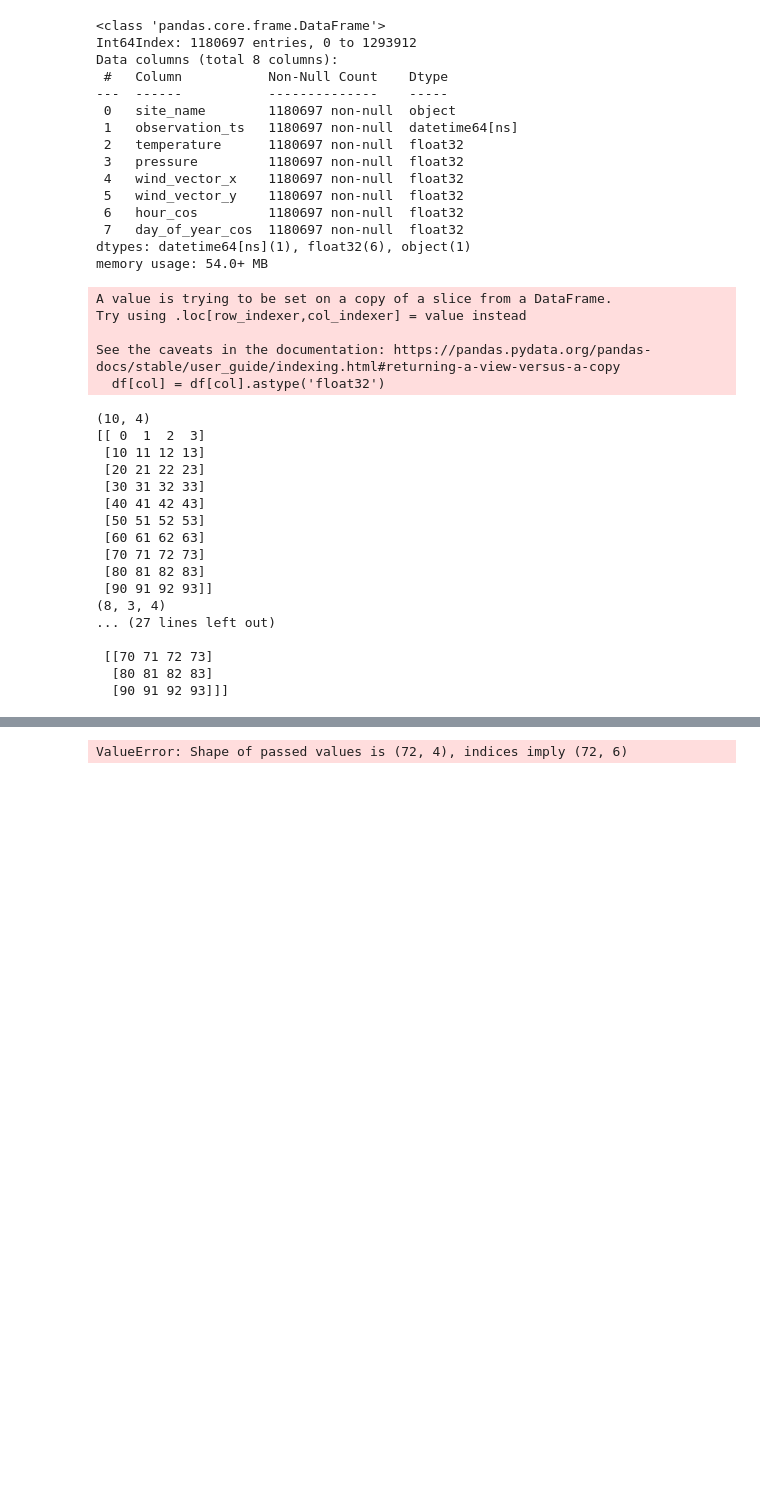
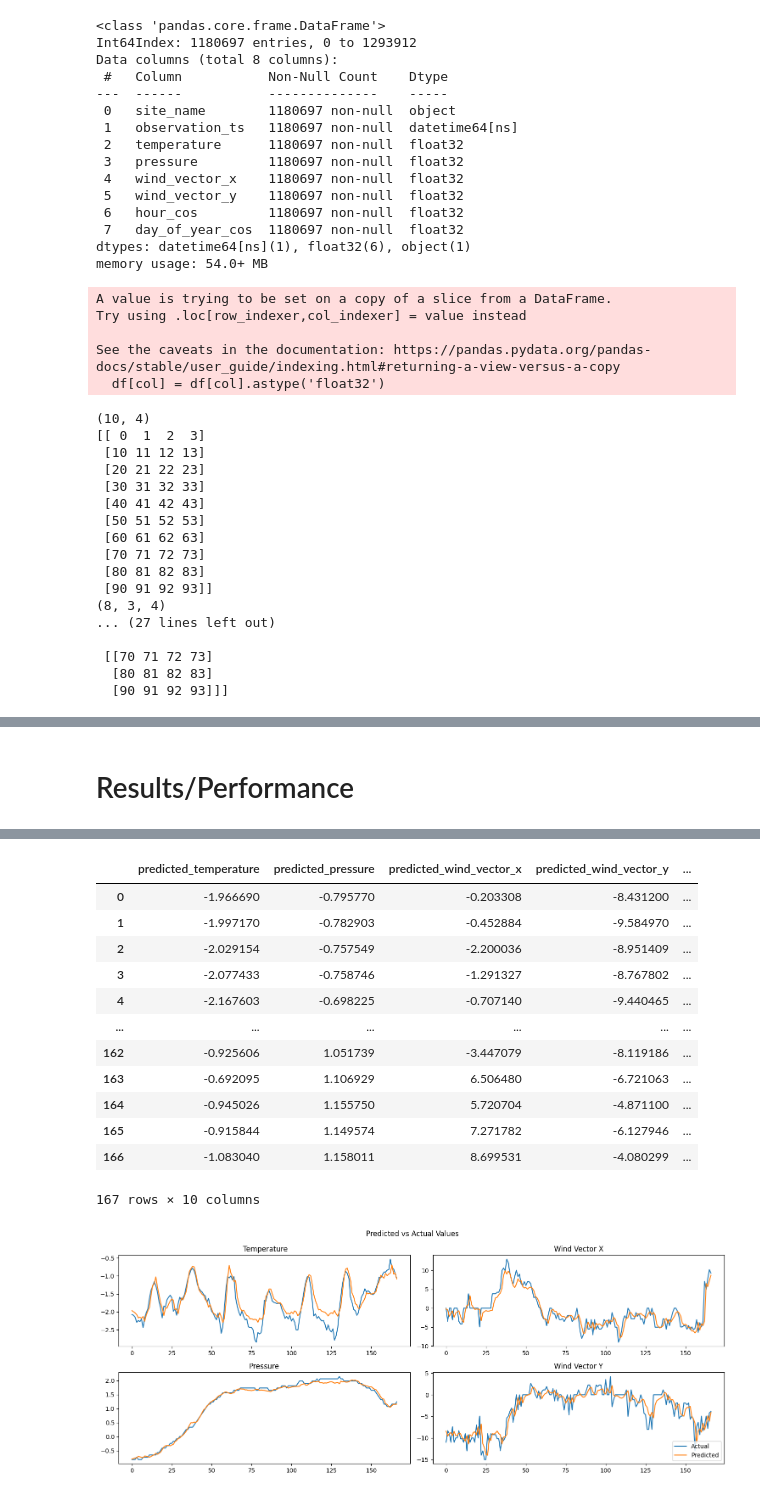
Before and after one commit to DanteLore/simple-prediction, a Jupyter notebook: weather_prediction/weather_prediction_2.ipynb, the cells around one changed output, grey strips where cells are left out. Cells and saved outputs as stored; diff of their text form; code cells hidden in the pictures; blank space fills up the shorter version.

Commit message:
Many tweaks to training scheme

```diff
--- a/weather_prediction/weather_prediction_2.ipynb
+++ b/weather_prediction/weather_prediction_2.ipynb
@@ -218,18 +238,19 @@ print(v)
 fields = ['temperature', 'pressure', 'wind_vector_x', 'wind_vector_y', 'hour_cos', 'day_of_year_cos']
 field_count = len(fields)
 
-input_sequences = np.empty([0, 24, 6])
+input_sequences = np.empty([0, length, 6])
 # Window the data
 for site_name, readings in df.groupby('site_name'):
-    values = readings[fields].to_numpy()
+    if site_name != validation_site_name:
+        values = readings[fields].to_numpy()
 
-    # If ever a bit of code needed a unit tests, this is it.
-    v = sliding_window_view(values, window_shape=(length, field_count), axis=(0, 1))
-    windows = v.reshape((v.shape[0], v.shape[2], v.shape[3]))
+        # If ever a bit of code needed a unit tests, this is it.
+        v = sliding_window_view(values, window_shape=(length, field_count), axis=(0, 1))
+        windows = v.reshape((v.shape[0], v.shape[2], v.shape[3]))
 
-    input_sequences = np.append(windows, input_sequences, axis=0)
+        input_sequences = np.append(windows, input_sequences, axis=0)
 
-    print(f"Window shape site {site_name}: {windows.shape}")
+        print(f"Window shape site {site_name}: {windows.shape}")
 
 print(f"Combined data shape: {input_sequences.shape}")
 
@@ -240,7 +261,7 @@ ys = input_sequences[:,-1]
 # There is no point trying to predict the time at the next timestep!  Drop time fields from the target
 ys = np.delete(ys, [-2, -1], axis=1)
 
-x_train, x_test, y_train, y_test = train_test_split(xs, ys, test_size=0.05)
+x_train, x_test, y_train, y_test = train_test_split(xs, ys, test_size=0.05, shuffle=False)
 
 # ((?, 23, 6), (?, 6), (?, 23, 6), (?, 6))
 print(f"x_train: {x_train.shape} y_train: {y_train.shape} x_test: {x_test.shape} y_test: {y_test.shape}")
@@ -272,12 +293,12 @@ from tensorflow.keras.optimizers import Adam
 
 model = Sequential([
     InputLayer((length - 1, 6)), # Input shape here - time steps, features.  We have length-1 steps here, each with 6 features
-    LSTM(64),
+    LSTM(length * 3),
     Dense(units=24, activation='relu'),
     Dense(units=4, activation='linear')
 ])
 
-adam = Adam(lr=0.0001)
+adam = Adam(lr=0.001)
 
 model.compile(loss=tf.keras.losses.MeanSquaredError(), optimizer=adam, metrics=[tf.keras.metrics.MeanAbsoluteError()])
 
@@ -310,7 +340,7 @@ from tensorflow.keras.callbacks import ModelCheckpoint
 tf.get_logger().setLevel('ERROR')
 
 run_count = 1
-epochs_per_run = 1
+epochs_per_run = 10
 model_filename = 'data/weather_models/model2/'
 
 cp = ModelCheckpoint(model_filename, save_best_only=True, verbose=0)
@@ -318,7 +348,7 @@ cp = ModelCheckpoint(model_filename, save_best_only=True, verbose=0)
 for run in range(0, run_count):
     print(f"Starting Run {run}/{run_count}")
     # Use verbose=2 here to prevent progreess bars locking up jupyter after a few hours
-    history = model.fit(x_train, y_train, validation_data=(x_test, y_test), epochs=epochs_per_run, verbose=2, callbacks=[cp])
+    history = model.fit(x_train, y_train, validation_data=(x_test, y_test), epochs=epochs_per_run, verbose=2, callbacks=[cp], batch_size=1000)
 
     history_df = pd.concat([history_df, pd.DataFrame(history.history)], ignore_index=True)
 
@@ -341,12 +383,15 @@ WARNING:absl:Found untraced functions such as lstm_cell_1_layer_call_fn, lstm_ce
+# %% [markdown]
+# Results/Performance
 # %%
-df_validate = df[df['site_name'].eq('WITTERING')][fields]
+df_validate = df[df['site_name'].eq(validation_site_name)][fields]
 
-v = df_validate.to_numpy()
+values = df_validate.to_numpy()
 
 v = sliding_window_view(values, window_shape=(length, field_count), axis=(0, 1))
 windows = v.reshape((v.shape[0], v.shape[2], v.shape[3]))
 
-windows = windows[5000:5072]
+l = 24 * 7 # Show 7 days on the chart
+windows = windows[-l:-1]
 
 model_inputs = windows[:,:-1]
 actuals = windows[:,-1]
@@ -388 +433,14 @@ train_results
+|  | predicted_temperature | predicted_pressure | predicted_wind_vector_x | predicted_wind_vector_y | ... |
+| 0 | -1.966690 | -0.795770 | -0.203308 | -8.431200 | ... |
+| 1 | -1.997170 | -0.782903 | -0.452884 | -9.584970 | ... |
+| 2 | -2.029154 | -0.757549 | -2.200036 | -8.951409 | ... |
+| 3 | -2.077433 | -0.758746 | -1.291327 | -8.767802 | ... |
+| 4 | -2.167603 | -0.698225 | -0.707140 | -9.440465 | ... |
+| ... | ... | ... | ... | ... | ... |
+| 162 | -0.925606 | 1.051739 | -3.447079 | -8.119186 | ... |
+| 163 | -0.692095 | 1.106929 | 6.506480 | -6.721063 | ... |
+| 164 | -0.945026 | 1.155750 | 5.720704 | -4.871100 | ... |
+| 165 | -0.915844 | 1.149574 | 7.271782 | -6.127946 | ... |
+| 166 | -1.083040 | 1.158011 | 8.699531 | -4.080299 | ... |
-ValueError: Shape of passed values is (72, 4), indices imply (72, 6)
+167 rows × 10 columns
+[figure, added]
```
Also changed, not shown: parts of 15 cells of this notebook.
